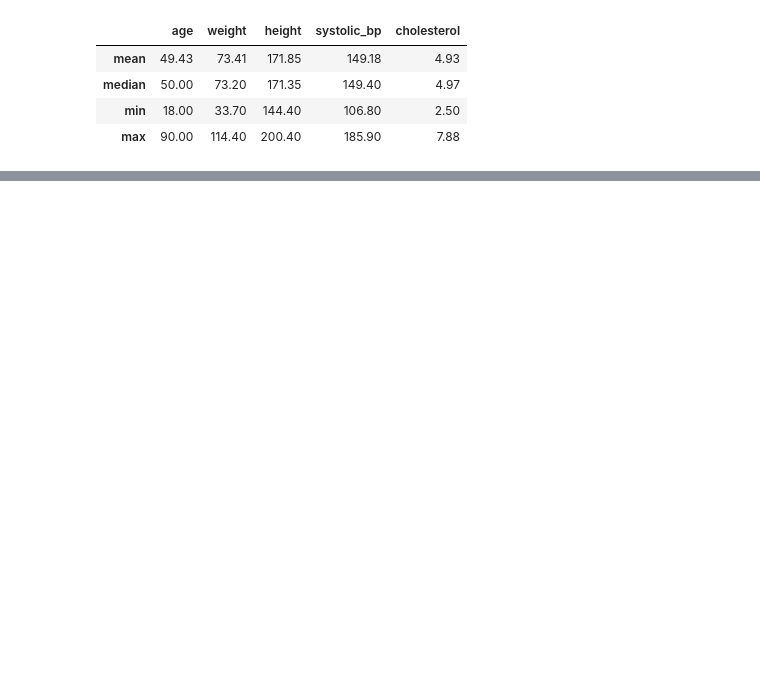
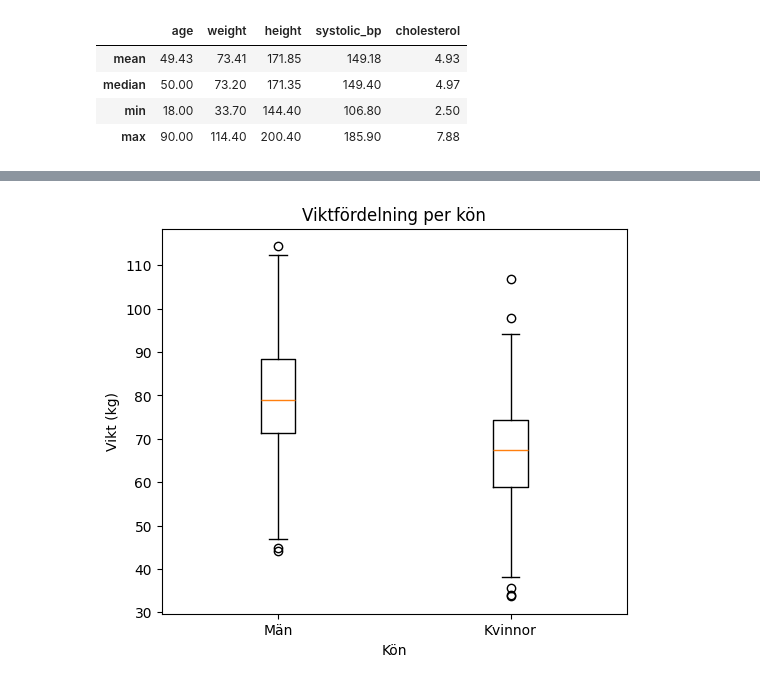
Before and after one commit to faezehgohari/health_study_analysis, a Jupyter notebook: notebooks/del1_notebook.ipynb, the cells around one changed output, grey strips where cells are left out. Drawn from its saved outputs; the diff is of its cells as text; code cells hidden in the pictures; blank space fills up the shorter version.

```diff
--- a/notebooks/del1_notebook.ipynb
+++ b/notebooks/del1_notebook.ipynb
@@ -25,0 +36,11 @@ stats
+# %%
+plt.figure(figsize=(6,5))
+plt.boxplot([df_clean[df_clean['sex']=='M']['weight'],
+             df_clean[df_clean['sex']=='F']['weight']],
+            tick_labels=['Män', 'Kvinnor'])
+plt.title("Viktfördelning per kön")
+plt.xlabel("Kön")
+plt.ylabel("Vikt (kg)")
+plt.show()
+# %% [output]
+[figure, added]
```
Also changed, not shown: parts of 8 cells of this notebook.
